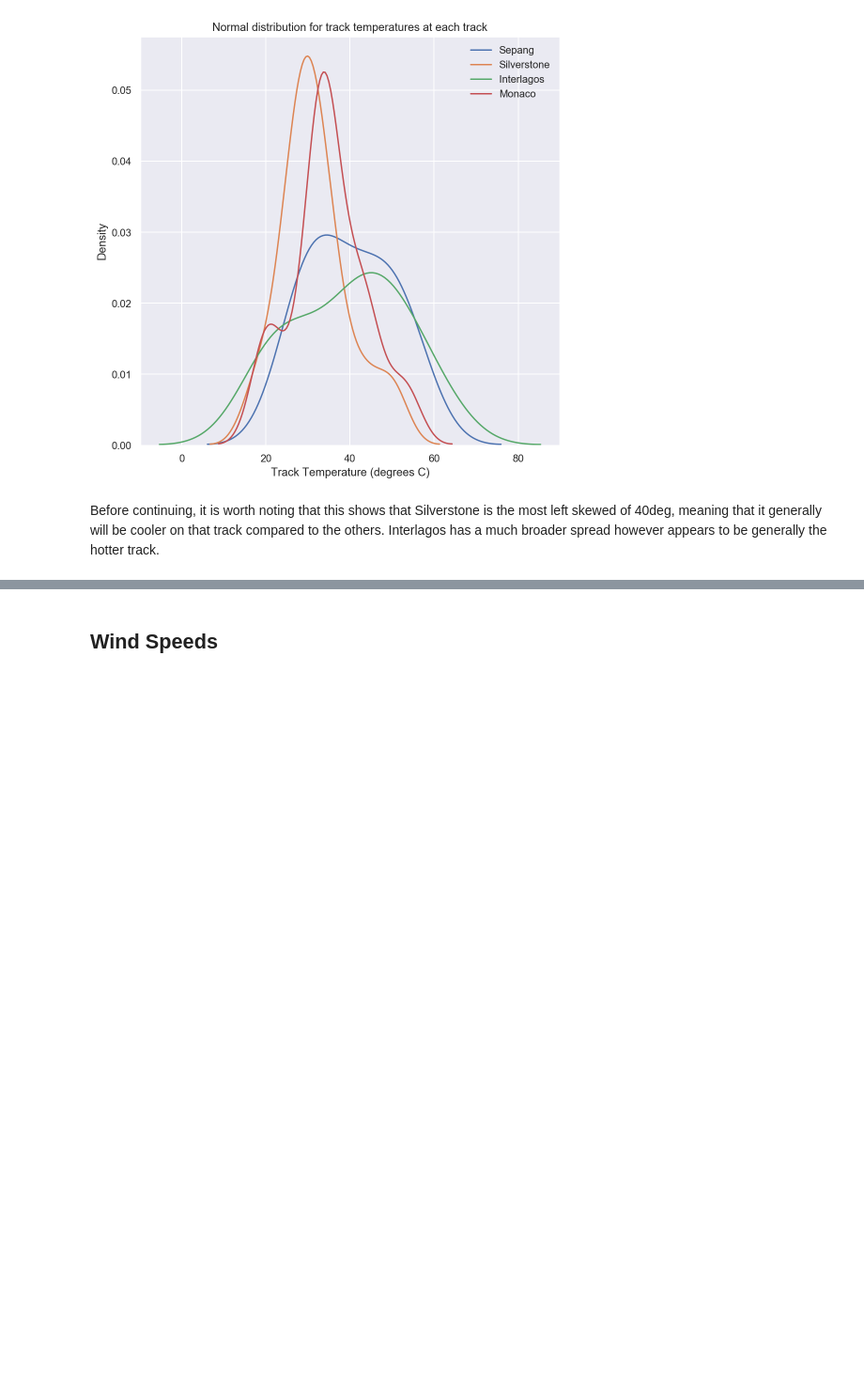
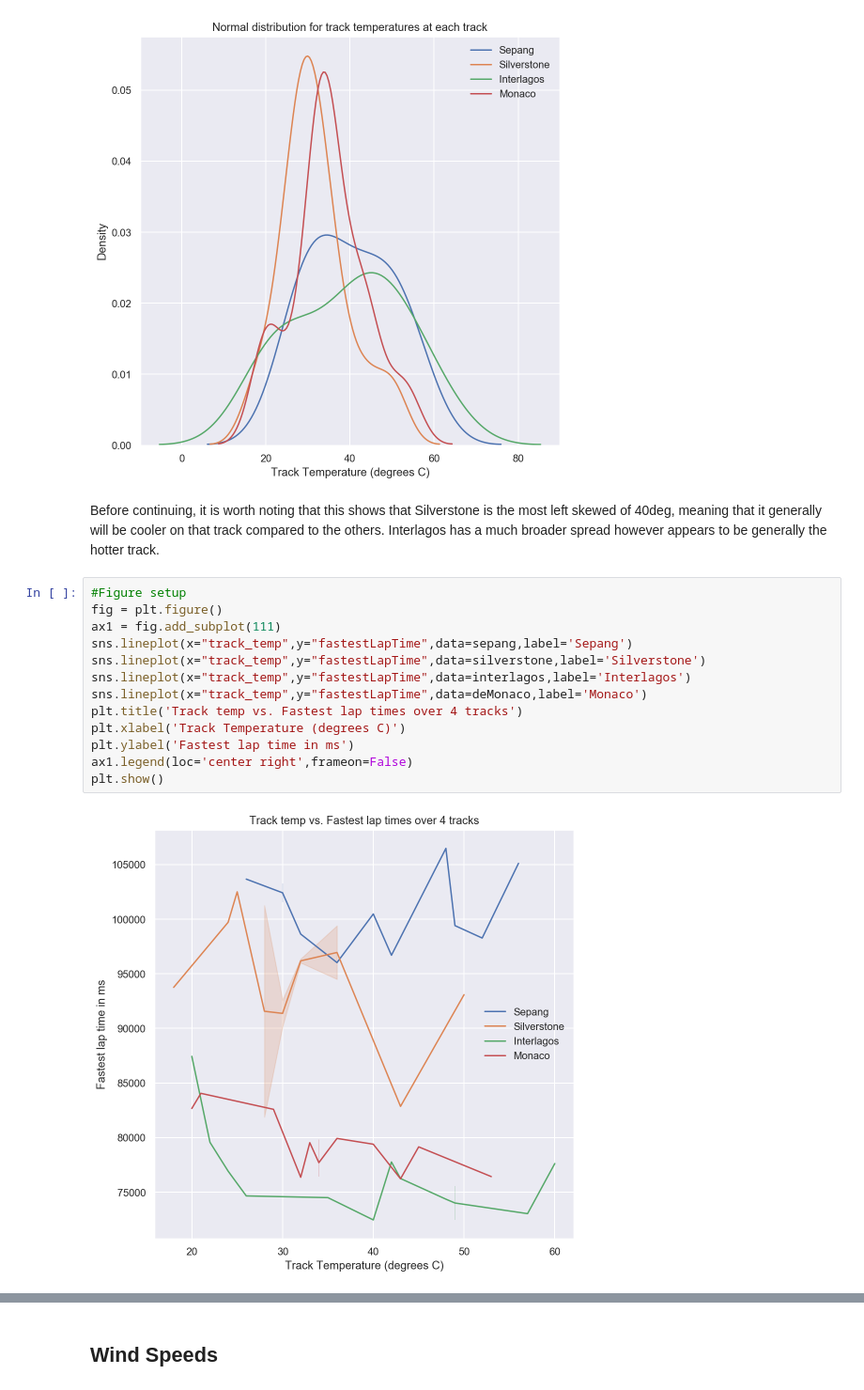
Before and after one commit to floeck/f1-weather-analysis, a Jupyter notebook: notebooks/V10FTW_Group.ipynb, the cells around one changed output, grey strips where cells are left out. Shown at 94% size. Saved outputs shown, nothing was run; the diff lists cells and outputs as text; blank space fills up the shorter version.

Commit message:
Track temp vs. best lap times

```diff
--- a/notebooks/V10FTW_Group.ipynb
+++ b/notebooks/V10FTW_Group.ipynb
@@ -293,3 +293,18 @@ plt.show()
 [figure]
 # %% [markdown]
 Before continuing, it is worth noting that this shows that Silverstone is the most left skewed of 40deg, meaning that it generally will be cooler on that track compared to the others. Interlagos has a much broader spread however appears to be generally the hotter track.
+# %%
+#Figure setup
+fig = plt.figure()
+ax1 = fig.add_subplot(111)
+sns.lineplot(x="track_temp",y="fastestLapTime",data=sepang,label='Sepang')
+sns.lineplot(x="track_temp",y="fastestLapTime",data=silverstone,label='Silverstone')
+sns.lineplot(x="track_temp",y="fastestLapTime",data=interlagos,label='Interlagos')
+sns.lineplot(x="track_temp",y="fastestLapTime",data=deMonaco,label='Monaco')
+plt.title('Track temp vs. Fastest lap times over 4 tracks')
+plt.xlabel('Track Temperature (degrees C)')
+plt.ylabel('Fastest lap time in ms')
+ax1.legend(loc='center right',frameon=False)
+plt.show()
+# %% [output]
+[figure, added]
```
Also changed, not shown: parts of 1 cell of this notebook.
